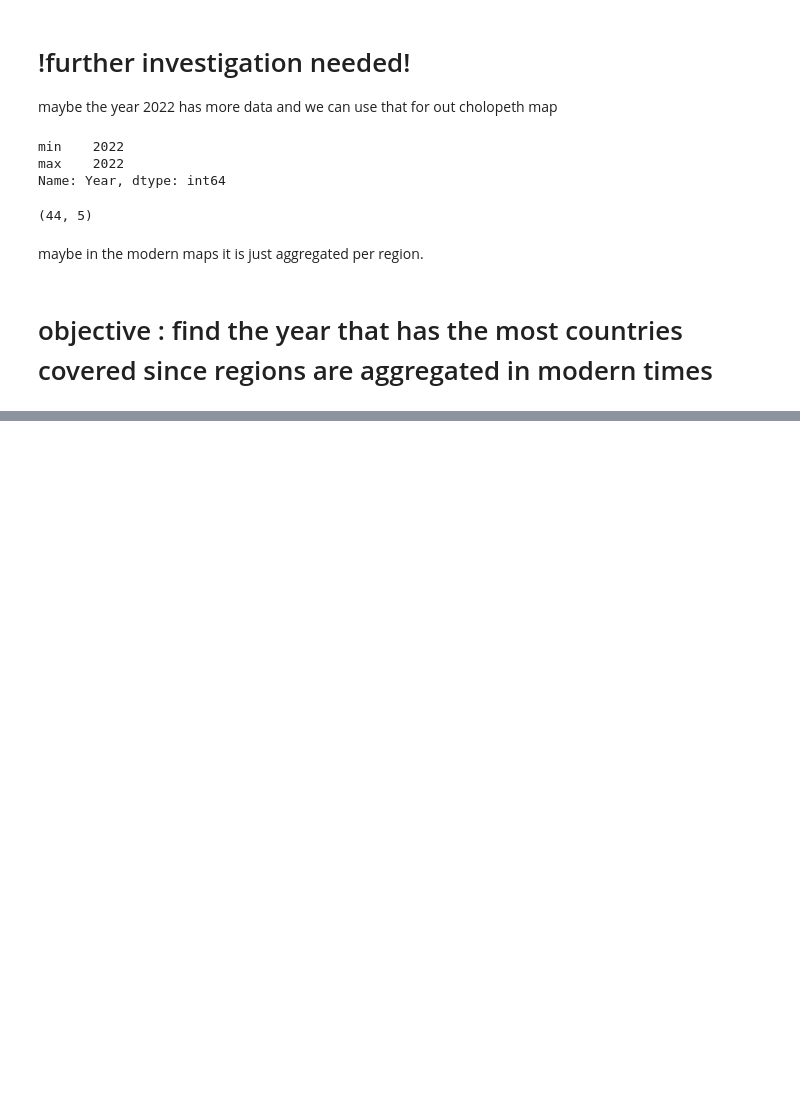
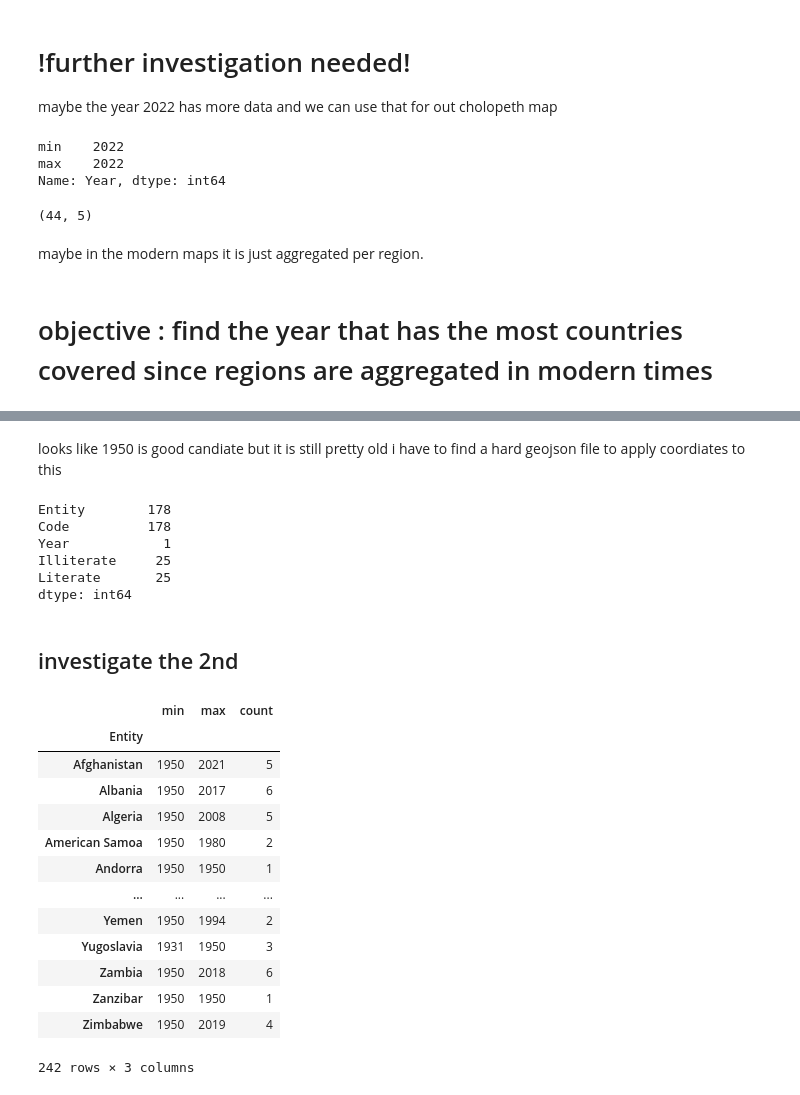
Before and after one commit to Rendell032/Portfolio, a Jupyter notebook: literate-and-illiterate-world-population/literate-and-illiterate-EDA.ipynb, the cells around one changed output, grey strips where cells are left out. Drawn from its saved outputs; the diff is of its cells as text; code cells hidden in the pictures; blank space fills up the shorter version.

```diff
--- a/literate-and-illiterate-world-population/literate-and-illiterate-EDA.ipynb
+++ b/literate-and-illiterate-world-population/literate-and-illiterate-EDA.ipynb
@@ -469,0 +555,30 @@ maybe in the modern maps it is just aggregated per region.
+# %% [markdown]
+looks like 1950 is good candiate but it is still pretty old i have to find a hard geojson file to apply coordiates to this
+# %%
+df_1950.nunique()
+# %% [output]
+Entity        178
+Code          178
+Year            1
+Illiterate     25
+Literate       25
+dtype: int64
+# %% [markdown]
+## investigate the 2nd
+# %%
+df.groupby('Entity')['Year'].agg(['min','max','count'])
+# %% [output]
+|  | min | max | count |
+| Entity |  |  |  |
+| Afghanistan | 1950 | 2021 | 5 |
+| Albania | 1950 | 2017 | 6 |
+| Algeria | 1950 | 2008 | 5 |
+| American Samoa | 1950 | 1980 | 2 |
+| Andorra | 1950 | 1950 | 1 |
+| ... | ... | ... | ... |
+| Yemen | 1950 | 1994 | 2 |
+| Yugoslavia | 1931 | 1950 | 3 |
+| Zambia | 1950 | 2018 | 6 |
+| Zanzibar | 1950 | 1950 | 1 |
+| Zimbabwe | 1950 | 2019 | 4 |
+242 rows × 3 columns
```
Also changed, not shown: parts of 38 cells of this notebook.
